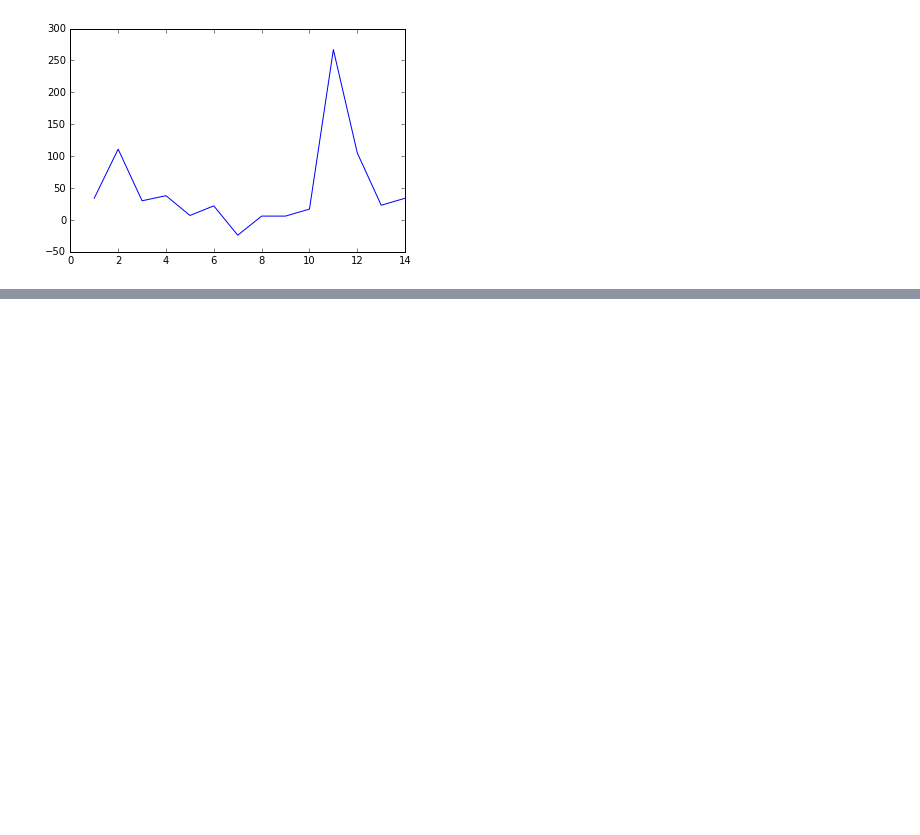
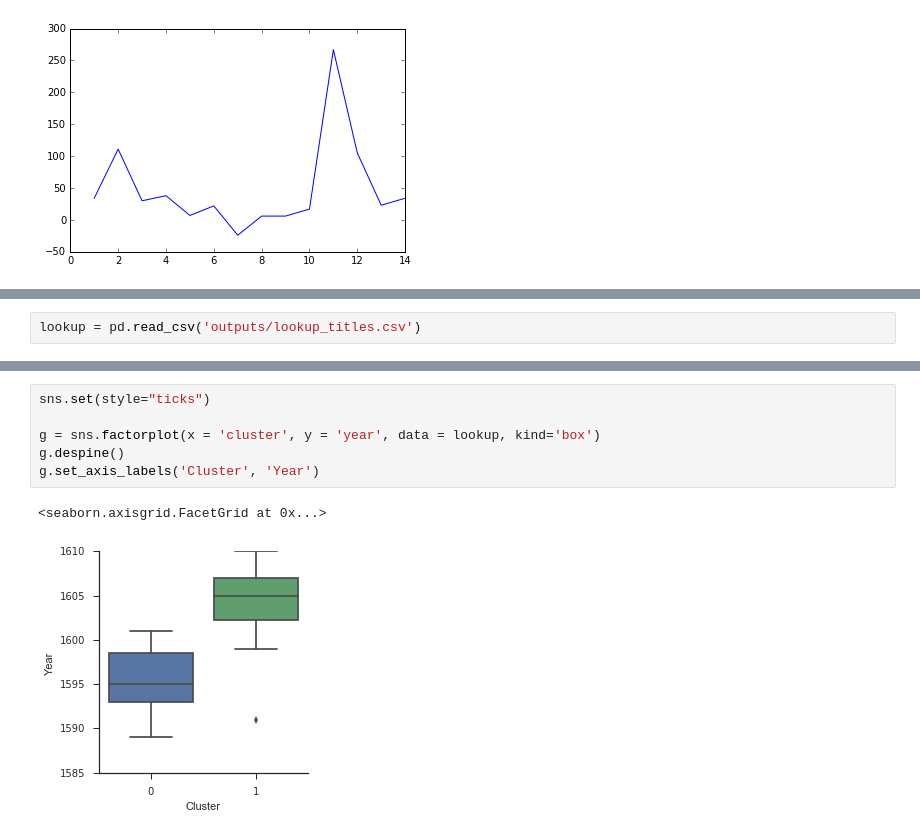
Before and after one commit to sereprz/ShakespeareTextAnalysis, a Jupyter notebook: sentiment_by_scene.ipynb, the cells around one changed output, grey strips where cells are left out. Saved outputs shown, nothing was run; the diff lists cells and outputs as text; blank space fills up the shorter version.

```diff
--- a/sentiment_by_scene.ipynb
+++ b/sentiment_by_scene.ipynb
@@ -101,0 +115,2 @@ ValueError: Length mismatch: Expected axis has 1 elements, new values have 2 ele
+# %%
+lookup = pd.read_csv('outputs/lookup_titles.csv')
@@ -101,0 +174,9 @@ ValueError: Length mismatch: Expected axis has 1 elements, new values have 2 ele
+# %%
+sns.set(style="ticks")
+
+g = sns.factorplot(x = 'cluster', y = 'year', data = lookup, kind='box')
+g.despine()
+g.set_axis_labels('Cluster', 'Year')
+# %% [output]
+<seaborn.axisgrid.FacetGrid at 0x...>
+[figure, added]
```
Also changed, not shown: parts of 16 cells of this notebook, 1 other file.
